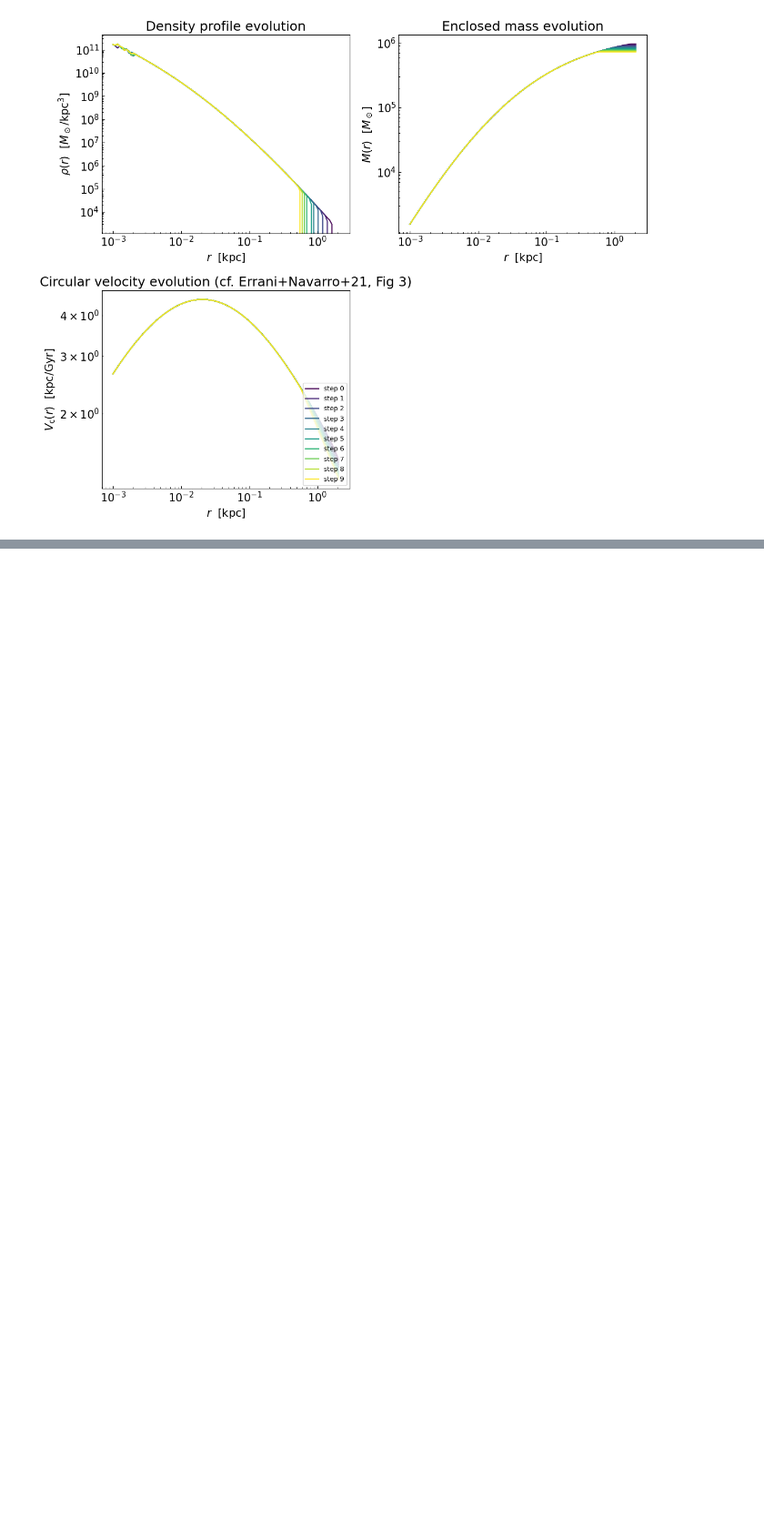
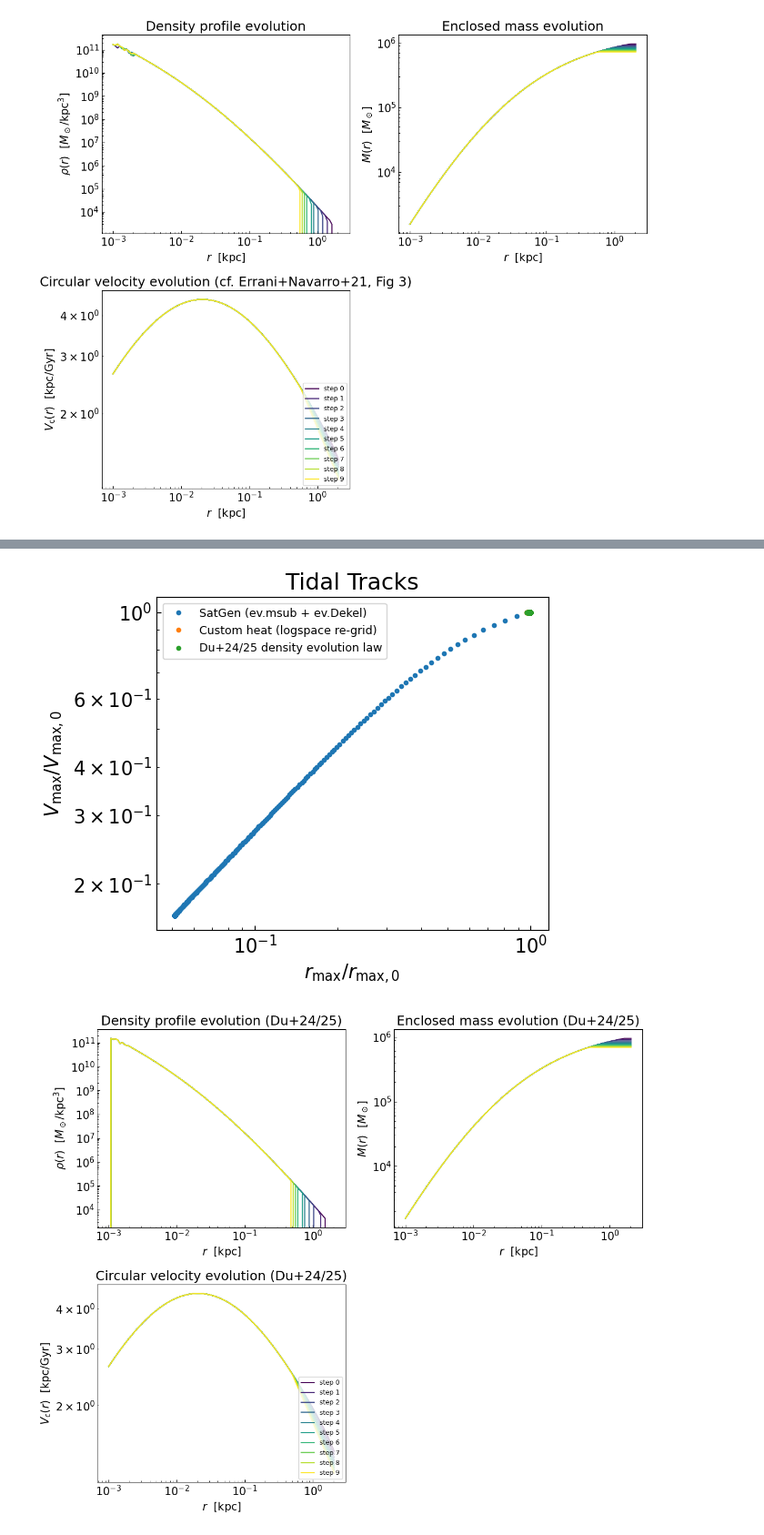
Before and after one commit to fabiokung/SatGen, a Jupyter notebook: stripping.ipynb, the cells around one changed output, grey strips where cells are left out. Shown at 91% size. Drawn from its saved outputs; the diff is of its cells as text; code cells hidden in the pictures; blank space fills up the shorter version.

```diff
--- a/stripping.ipynb
+++ b/stripping.ipynb
@@ -430,0 +607,51 @@ plt.show()
+# %%
+#---tidal tracks: all three runs
+maskS = rmax > 0
+maskN = rmaxN > 0
+maskD = rmaxD > 0
+
+plt.figure(figsize=(6,5))
+plt.plot(rmax[maskS]/rmax0,   vmax[maskS]/vmax0,   '.', label='SatGen (ev.msub + ev.Dekel)')
+plt.plot(rmaxN[maskN]/rmax0N, vmaxN[maskN]/vmax0N, '.', label='Custom heat (logspace re-grid)')
+plt.plot(rmaxD[maskD]/rmax0D, vmaxD[maskD]/vmax0D, '.', label='Du+24/25 density evolution law')
+plt.xscale('log')
+plt.yscale('log')
+plt.xlabel(r'$r_{\rm max}/r_{\rm max,0}$')
+plt.ylabel(r'$V_{\rm max}/V_{\rm max,0}$')
+plt.title('Tidal Tracks')
+plt.legend(fontsize=9)
+plt.tight_layout()
+plt.show()
+
+#---evolution of the recorded profile samples (Du+24/25 run)
+fig, axes = plt.subplots(2, 2, figsize=(12,10))
+nTracks = rho_trackD.shape[0]
+cmap = plt.get_cmap('viridis')
+
+for i in range(nTracks):
+    if np.all(M_trackD[i] == 0):
+        continue
+    c = cmap(i / max(nTracks - 1, 1))
+    Vc = np.sqrt(cfg.G * M_trackD[i] / r_gridD)
+    axes[0,0].plot(r_gridD, rho_trackD[i], color=c, label=f'step {i}')
+    axes[0,1].plot(r_gridD, M_trackD[i],   color=c, label=f'step {i}')
+    axes[1,0].plot(r_gridD, Vc,            color=c, label=f'step {i}')
+
+for ax, ylab in zip([axes[0,0], axes[0,1], axes[1,0]],
+                    [r'$\rho(r)$  [$M_\odot/{\rm kpc}^3$]',
+                     r'$M(r)$  [$M_\odot$]',
+                     r'$V_{\rm c}(r)$  [kpc/Gyr]']):
+    ax.set_xscale('log')
+    ax.set_yscale('log')
+    ax.set_xlabel(r'$r$  [kpc]')
+    ax.set_ylabel(ylab)
+axes[0,0].set_title('Density profile evolution (Du+24/25)')
+axes[0,1].set_title('Enclosed mass evolution (Du+24/25)')
+axes[1,0].set_title(r'Circular velocity evolution (Du+24/25)')
+axes[1,0].legend(fontsize=9, loc='lower right')
+axes[1,1].axis('off')
+plt.tight_layout()
+plt.show()
+# %% [output]
+[figure, added]
+[figure, added]
```
Also changed, not shown: parts of 6 cells of this notebook, 2 other files.
